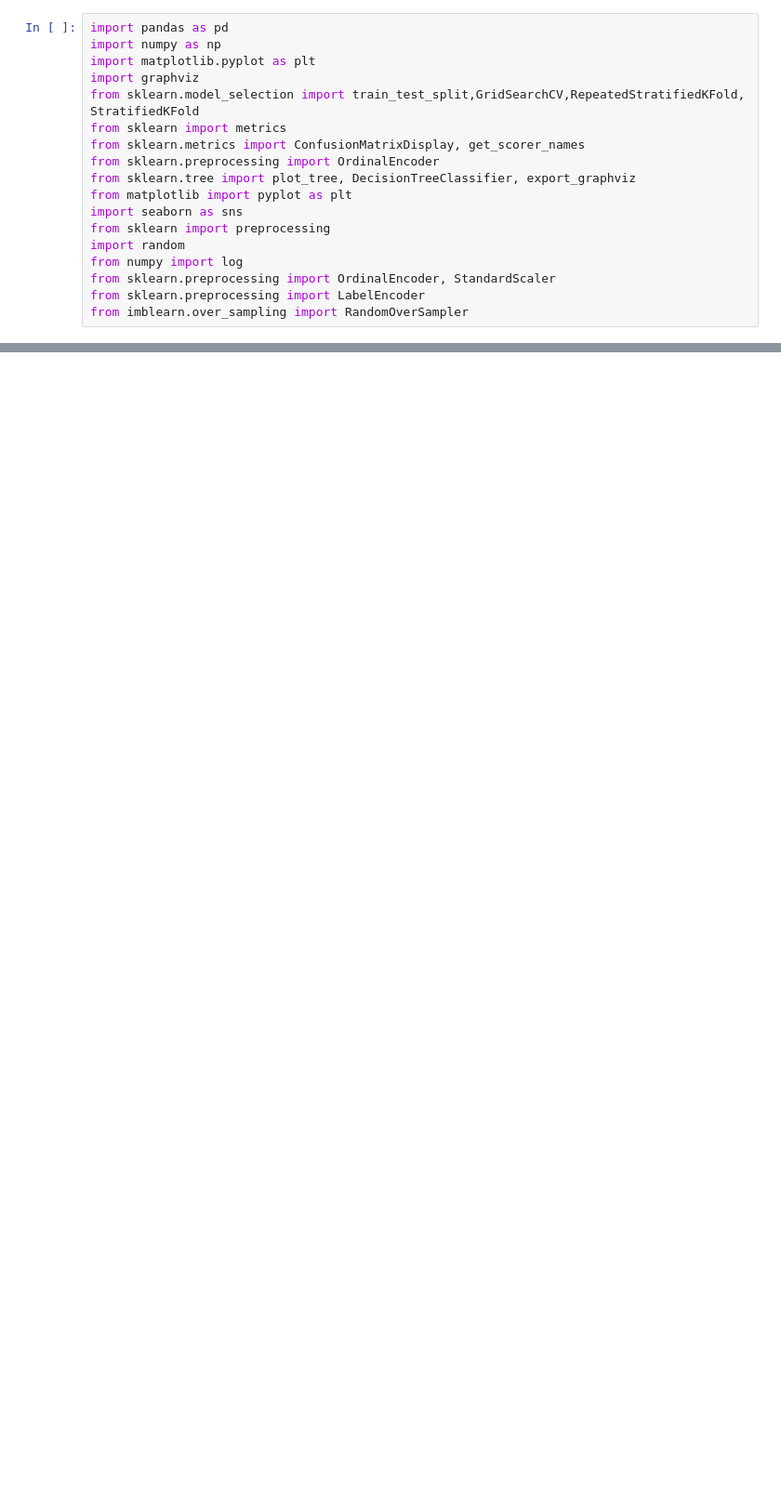
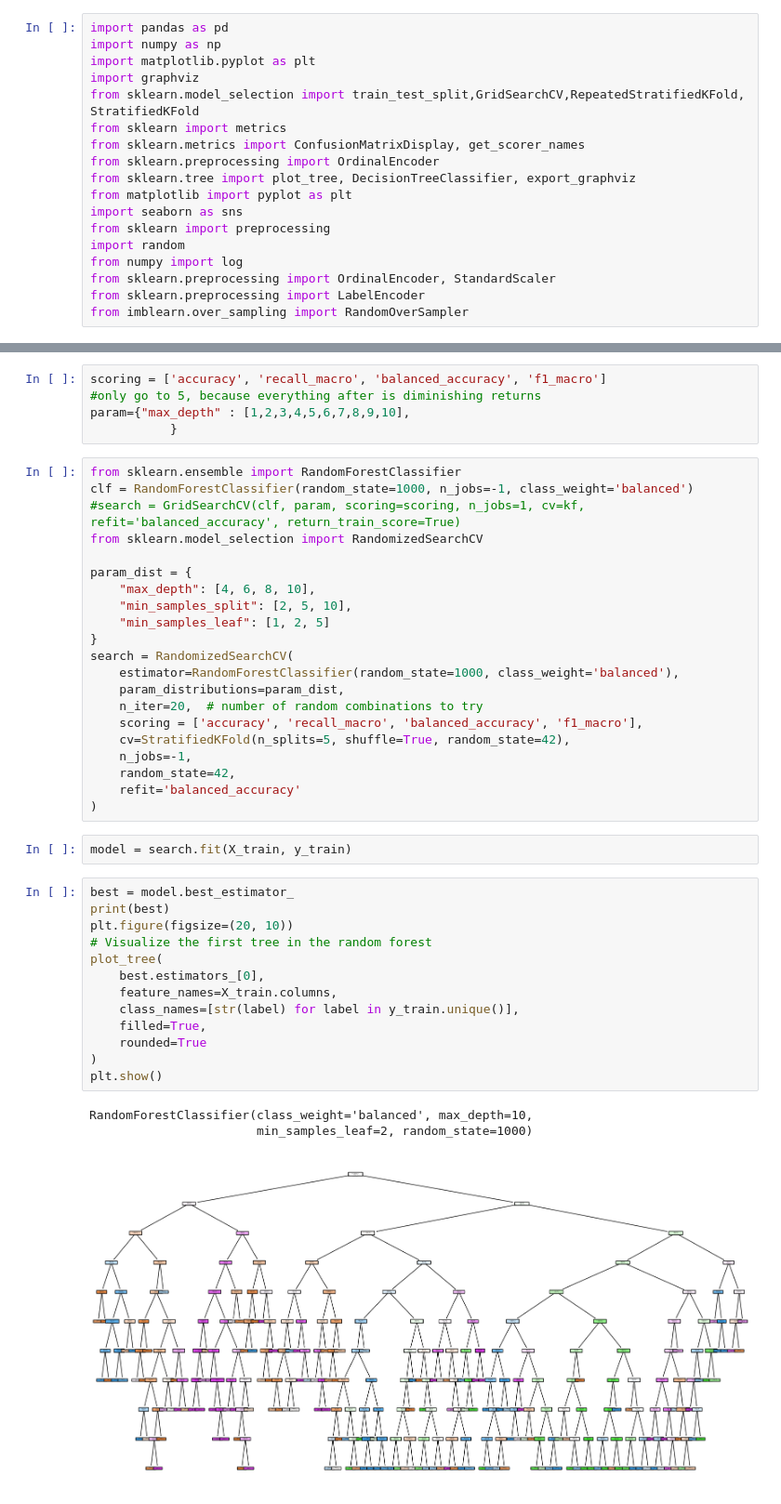
Before and after one commit to mrcarlson3/DS3021Final, a Jupyter notebook: RandomForest.ipynb, the cells around one changed output, grey strips where cells are left out. Shown at 93% size. Cells and saved outputs as stored; diff of their text form; blank space fills up the shorter version.

```diff
--- a/RandomForest.ipynb
+++ b/RandomForest.ipynb
@@ -98,0 +121,45 @@ ValueError: The least populated class in y has only 1 member, which is too few.
+# %%
+scoring = ['accuracy', 'recall_macro', 'balanced_accuracy', 'f1_macro']
+#only go to 5, because everything after is diminishing returns
+param={"max_depth" : [1,2,3,4,5,6,7,8,9,10],
+           }
+# %%
+from sklearn.ensemble import RandomForestClassifier
+clf = RandomForestClassifier(random_state=1000, n_jobs=-1, class_weight='balanced')
+#search = GridSearchCV(clf, param, scoring=scoring, n_jobs=1, cv=kf, refit='balanced_accuracy', return_train_score=True)
+from sklearn.model_selection import RandomizedSearchCV
+
+param_dist = {
+    "max_depth": [4, 6, 8, 10],
+    "min_samples_split": [2, 5, 10],
+    "min_samples_leaf": [1, 2, 5]
+}
+search = RandomizedSearchCV(
+    estimator=RandomForestClassifier(random_state=1000, class_weight='balanced'),
+    param_distributions=param_dist,
+    n_iter=20,  # number of random combinations to try
+    scoring = ['accuracy', 'recall_macro', 'balanced_accuracy', 'f1_macro'],
+    cv=StratifiedKFold(n_splits=5, shuffle=True, random_state=42),
+    n_jobs=-1,
+    random_state=42,
+    refit='balanced_accuracy'
+)
+# %%
+model = search.fit(X_train, y_train)
+# %%
+best = model.best_estimator_
+print(best)
+plt.figure(figsize=(20, 10))
+# Visualize the first tree in the random forest
+plot_tree(
+	best.estimators_[0],
+	feature_names=X_train.columns,
+	class_names=[str(label) for label in y_train.unique()],
+	filled=True,
+	rounded=True
+)
+plt.show()
+# %% [output]
+RandomForestClassifier(class_weight='balanced', max_depth=10,
+                       min_samples_leaf=2, random_state=1000)
+[figure, added]
```
Also changed, not shown: parts of 9 cells of this notebook, 1 other file.
